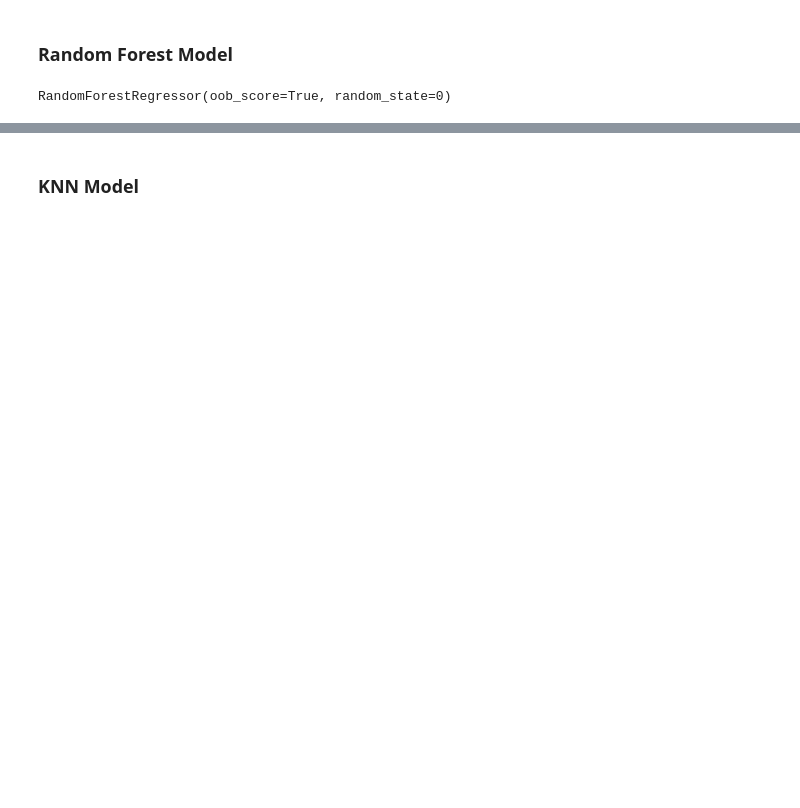
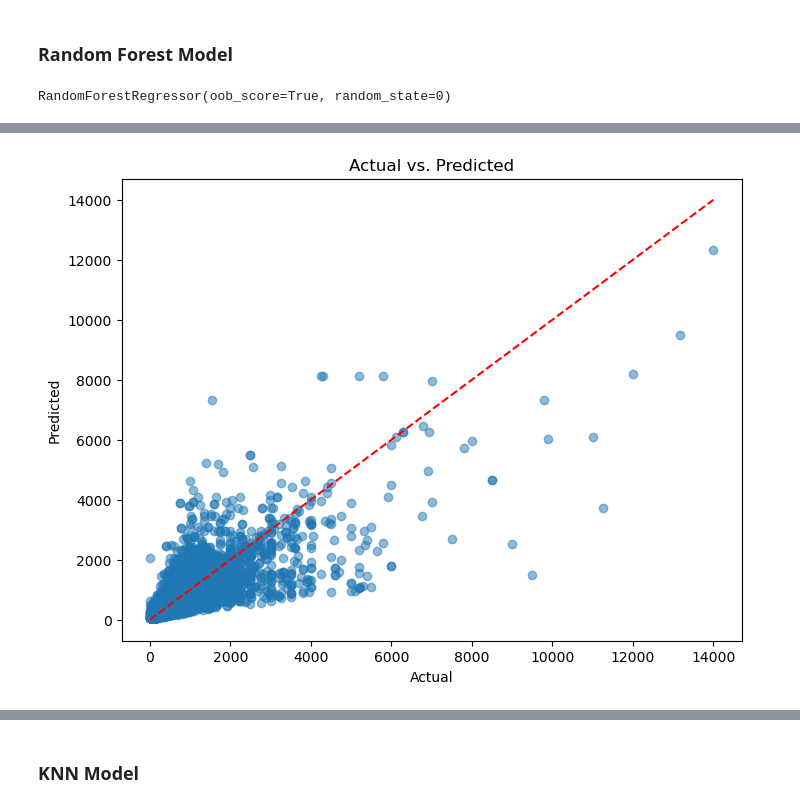
Before and after one commit to asnyder613/NBA_Seating, a Jupyter notebook: NBA_Capstone.ipynb, the cells around one changed output, grey strips where cells are left out. Saved outputs shown, nothing was run; the diff lists cells and outputs as text; code cells hidden in the pictures; blank space fills up the shorter version.

Commit message:
updated models

```diff
--- a/NBA_Capstone.ipynb
+++ b/NBA_Capstone.ipynb
@@ -399,0 +432,14 @@ Visitor_Win_Percentage: 0.1318476272867248
+# %%
+# Access the OOB Score
+oob_score = rf_regressor.oob_score_
+print(f'Out-of-Bag Score: {oob_score}')
+
+# Making predictions on the same data or new data
+predictions = rf_regressor.predict(X_test)
+
+# Evaluating the model
+mse = mean_squared_error(y_test,predictions)
+print(f'Mean Squared Error: {mse}')
+
+r2 = r2_score(y_test,predictions)
+print(f'R-squared: {r2}')
@@ -399,0 +478,10 @@ Visitor_Win_Percentage: 0.1318476272867248
+# %%
+plt.figure(figsize=(8, 6))
+plt.scatter(y_test, predictions, alpha=0.5)
+plt.plot([min(y_test), max(y_test)], [min(y_test), max(y_test)], '--', color='red')
+plt.xlabel('Actual')
+plt.ylabel('Predicted')
+plt.title('Actual vs. Predicted')
+plt.show()
+# %% [output]
+[figure, added]
```
Also changed, not shown: parts of 22 cells of this notebook.
